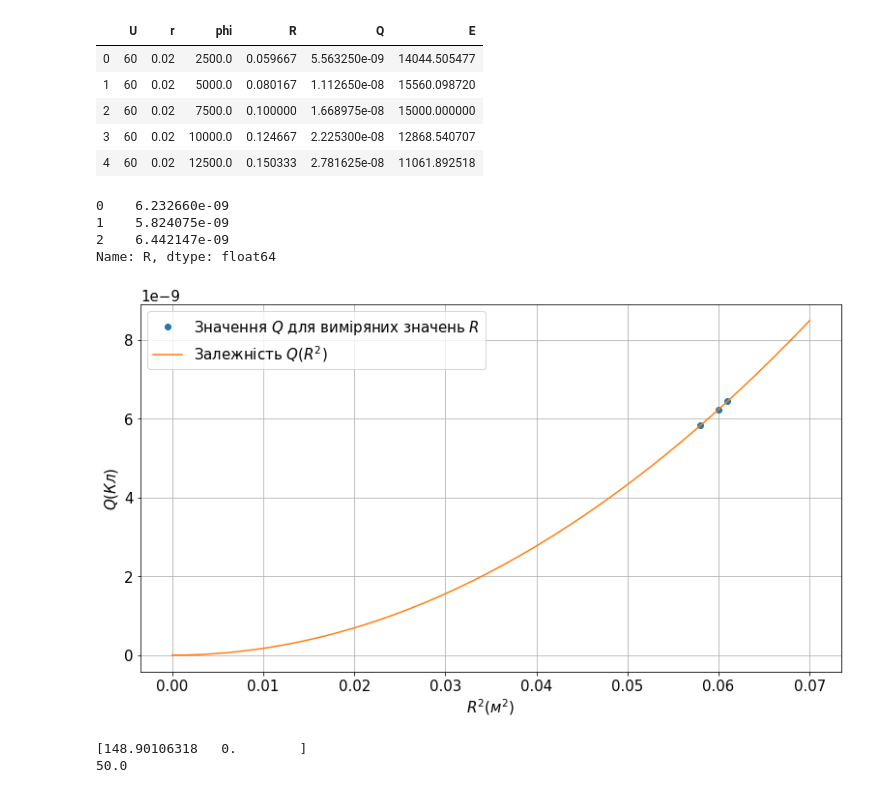
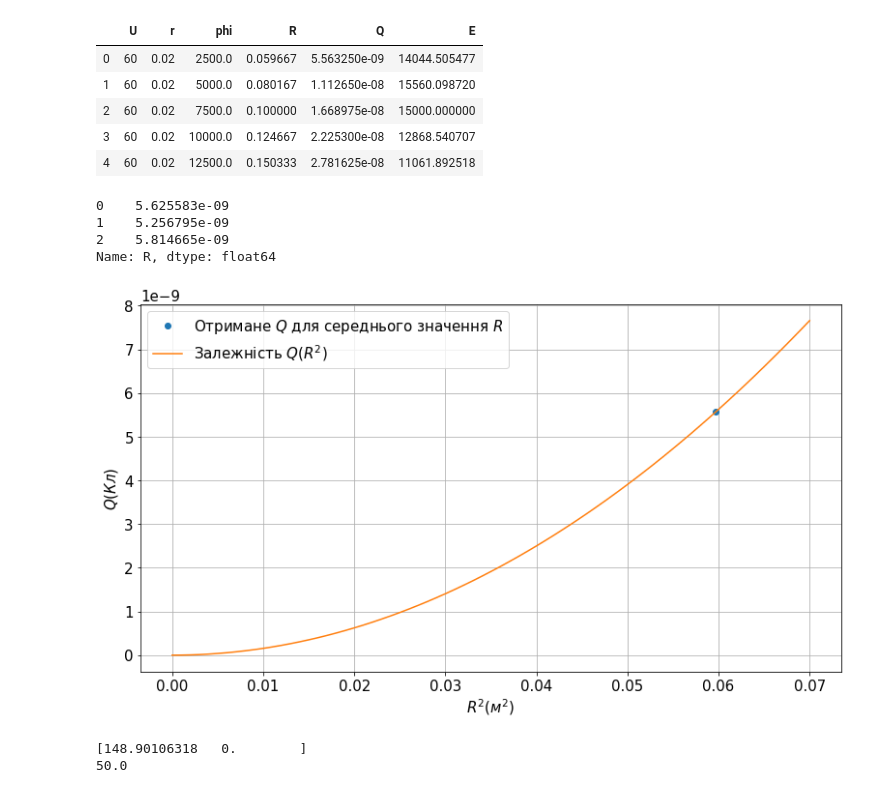
Before and after one commit to ShkalikovOleh/Physics-Labs, a Jupyter notebook: Electricity and magnetism/Lab2 | Electric potential/Lab 2 | Electric potential.ipynb, the cells around one changed output. Drawn from its saved outputs; the diff is of its cells as text; code cells hidden in the pictures.

```diff
--- a/Electricity and magnetism/Lab2 | Electric potential/Lab 2 | Electric potential.ipynb
+++ b/Electricity and magnetism/Lab2 | Electric potential/Lab 2 | Electric potential.ipynb
@@ -64,28 +64,29 @@ data
 | 3 | 60 | 0.02 | 10000.0 | 0.124667 | 2.225300e-08 | 12868.540707 |
 | 4 | 60 | 0.02 | 12500.0 | 0.150333 | 2.781625e-08 | 11061.892518 |
 # %%
-Q = data['E'][1] * df['R'][0:3]**2 / k
+Q = data['E'][0] * df['R'][0:3]**2 / k
 print(Q)
 # %% [output]
-0    6.232660e-09
-1    5.824075e-09
-2    6.442147e-09
+0    5.625583e-09
+1    5.256795e-09
+2    5.814665e-09
 Name: R, dtype: float64
 # %%
 plt.figure(figsize = (13,7))
 plt.ylabel("$Q(Кл)$")
 plt.rc('font', size=15)
 plt.xlabel("$R^2(м^2)$")
 plt.grid();
 
+
 xnew = np.arange(0, np.max(df['R'][0:3]) + 0.01,0.001)
-ynew = data['E'][1] * xnew**2 / k
+ynew = data['E'][0] * xnew**2 / k
 
-plt.plot(df['R'][0:3], Q, 'o', label = r"Значення $Q$ для виміряних значень $R$")
+plt.plot(data['R'][0], data['Q'][0], 'o', label = r"Отримане $Q$ для середнього значення $R$")
 plt.plot(xnew, ynew, '-', label = r"Залежність $Q(R^2)$")
 plt.legend(loc="best");
 # %% [output]
-[figure, old version]
+[figure, new version]
 # %%
 expData = df[df['phi'] == df['phi'].unique()[0]]
 R2Inv = expData.apply(lambda row: 1 / row['R']**2, axis = 1)
```
